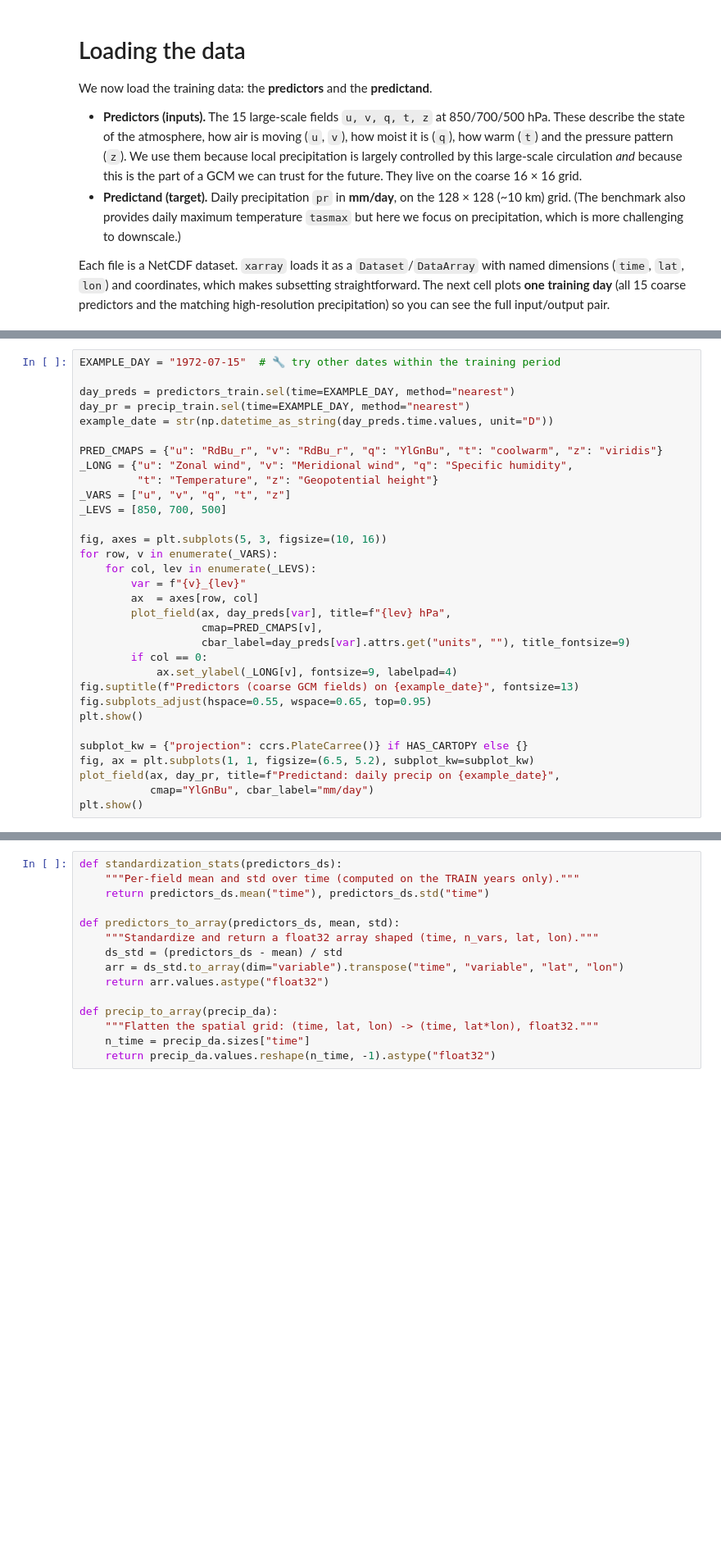
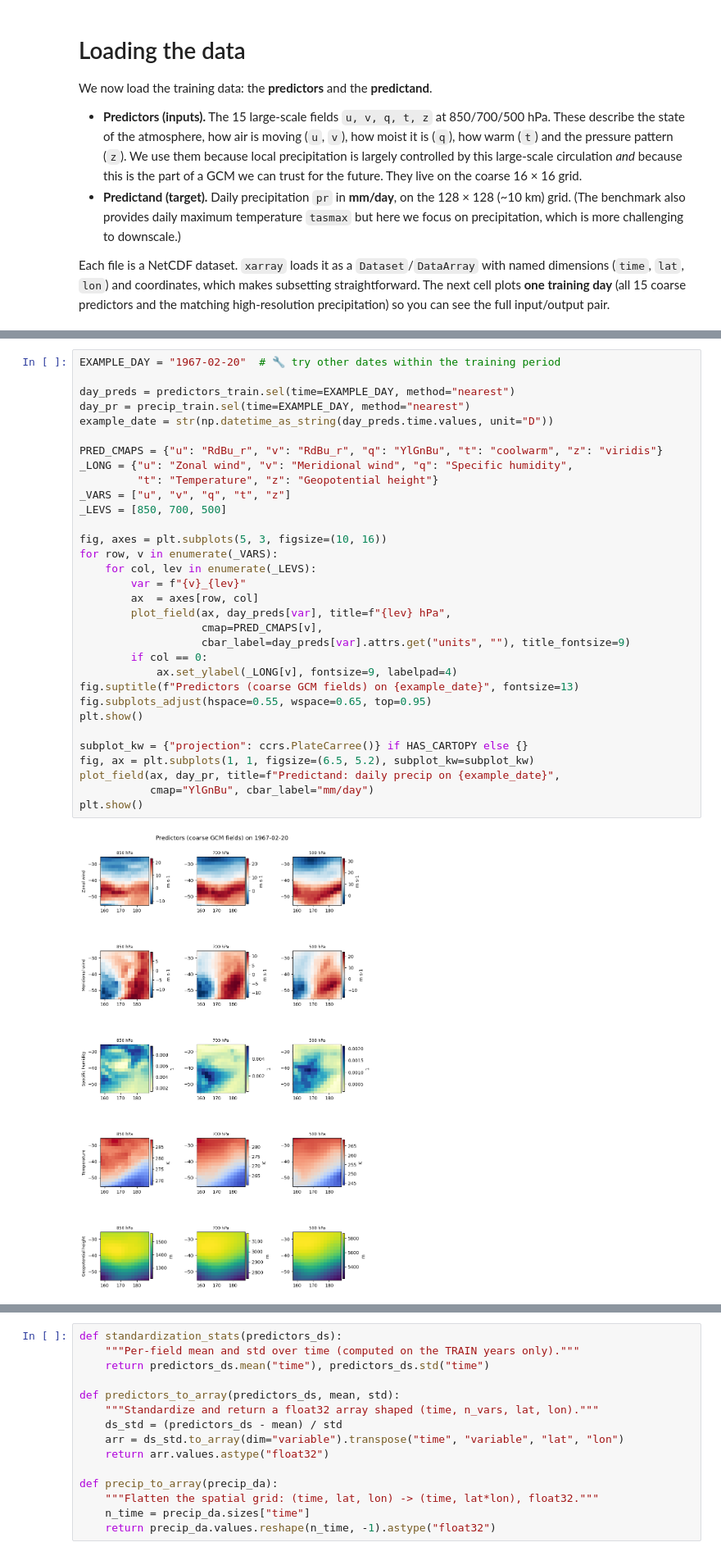
Before and after one commit to MichaelaRitchie/downscaling-climate-projections, a Jupyter notebook: Statistical_Downscaling_of_Climate_Projections_with_Deep_Learning.ipynb, the cells around one changed output, grey strips where cells are left out. Shown at 82% size. Cells and saved outputs as stored; diff of their text form; blank space fills up the shorter version.

```diff
--- a/Statistical_Downscaling_of_Climate_Projections_with_Deep_Learning.ipynb
+++ b/Statistical_Downscaling_of_Climate_Projections_with_Deep_Learning.ipynb
@@ -728,32 +763,34 @@ print("Predictand 'pr':", dict(precip_train.sizes), "units:", precip_train.attrs
 # %%
-EXAMPLE_DAY = "1972-07-15"  # 🔧 try other dates within the training period
+EXAMPLE_DAY = "1967-02-20"  # 🔧 try other dates within the training period
 
 day_preds = predictors_train.sel(time=EXAMPLE_DAY, method="nearest")
 day_pr = precip_train.sel(time=EXAMPLE_DAY, method="nearest")
 example_date = str(np.datetime_as_string(day_preds.time.values, unit="D"))
 
 PRED_CMAPS = {"u": "RdBu_r", "v": "RdBu_r", "q": "YlGnBu", "t": "coolwarm", "z": "viridis"}
 _LONG = {"u": "Zonal wind", "v": "Meridional wind", "q": "Specific humidity",
          "t": "Temperature", "z": "Geopotential height"}
 _VARS = ["u", "v", "q", "t", "z"]
 _LEVS = [850, 700, 500]
 
 fig, axes = plt.subplots(5, 3, figsize=(10, 16))
 for row, v in enumerate(_VARS):
     for col, lev in enumerate(_LEVS):
         var = f"{v}_{lev}"
         ax  = axes[row, col]
         plot_field(ax, day_preds[var], title=f"{lev} hPa",
                    cmap=PRED_CMAPS[v],
                    cbar_label=day_preds[var].attrs.get("units", ""), title_fontsize=9)
         if col == 0:
             ax.set_ylabel(_LONG[v], fontsize=9, labelpad=4)
 fig.suptitle(f"Predictors (coarse GCM fields) on {example_date}", fontsize=13)
 fig.subplots_adjust(hspace=0.55, wspace=0.65, top=0.95)
 plt.show()
 
 subplot_kw = {"projection": ccrs.PlateCarree()} if HAS_CARTOPY else {}
 fig, ax = plt.subplots(1, 1, figsize=(6.5, 5.2), subplot_kw=subplot_kw)
 plot_field(ax, day_pr, title=f"Predictand: daily precip on {example_date}",
            cmap="YlGnBu", cbar_label="mm/day")
 plt.show()
+# %% [output]
+[figure, added]
```
Also changed, not shown: parts of 10 cells of this notebook.
